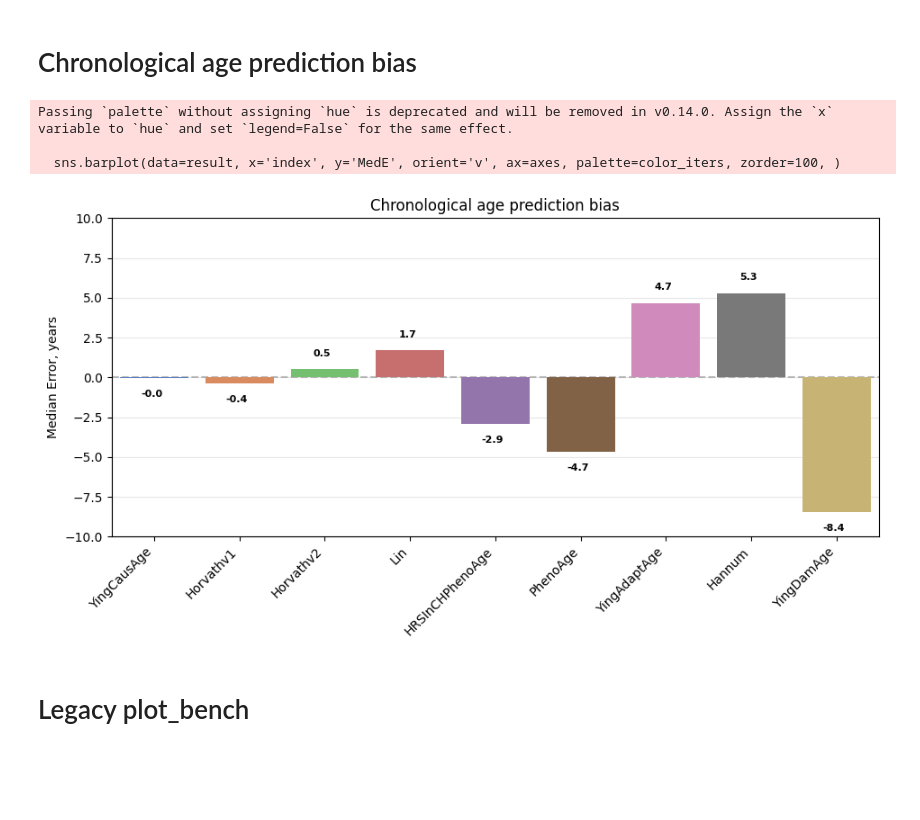
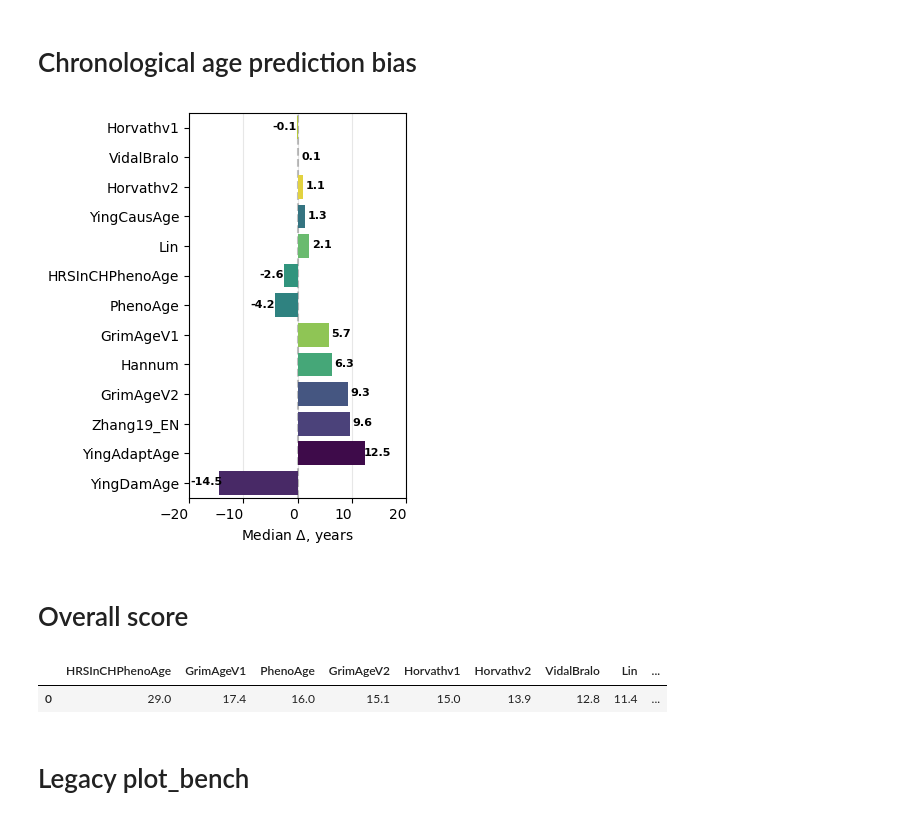
Before and after one commit to ComputationalAgingLab/ComputAge, a Jupyter notebook: benchplots.ipynb, the cells around one changed output. Cells and saved outputs as stored; diff of their text form; code cells hidden in the pictures; blank space fills up the shorter version.

```diff
--- a/benchplots.ipynb
+++ b/benchplots.ipynb
@@ -75,9 +60,9 @@ import matplotlib.colors as color
 from scipy.stats import norm
 import pandas as pd
 
-result = pd.read_csv('tmp_bench_results/prefinal2_bench_CA_pred_MAE.csv', index_col=0)
+result = pd.read_csv('/tank/projects/computage/benchmarking2/prefinal2_sesame_imputation/prefinal2_sesame_imputation_bench_CA_pred_MAE.csv', index_col=0)
 
-ax = plot_medae(result, figsize=(11., 4.6), upper_bound=18)
+ax, cdict = plot_medae(result, figsize=(2.8, 5.), upper_bound=18)
 plt.savefig('figures/main/CA_main.pdf', format='pdf', dpi=180)
 plt.show()
 # %% [output]
@@ -88,13 +73,12 @@ Passing `palette` without assigning `hue` is deprecated and will be removed in v
 # %% [markdown]
 # Chronological age prediction bias
 # %%
-result = pd.read_csv('tmp_bench_results/prefinal2_bench_CA_pred_bias.csv', index_col=0)
+result = pd.read_csv('/tank/projects/computage/benchmarking2/prefinal2_sesame_imputation/prefinal2_sesame_imputation_bench_CA_pred_bias.csv', index_col=0)
 
-ax = plot_bias(result, figsize=(11, 4.6), ylims=[-10, 10])
+ax = plot_bias(result, cdict, figsize=(2.8, 5), xlims=[-20, 20])
 plt.savefig('figures/main/AA_bias_main.pdf', format='pdf', dpi=180)
 plt.show()
 # %% [output]
-Passing `palette` without assigning `hue` is deprecated and will be removed in v0.14.0. Assign the `x` variable to `hue` and set `legend=False` for the same effect.
-
-  sns.barplot(data=result, x='index', y='MedE', orient='v', ax=axes, palette=color_iters, zorder=100, )
-[figure, old version]
+[figure, new version]
+# %% [markdown]
+# Overall score
@@ -101,3 +87,8 @@ Passing `palette` without assigning `hue` is deprecated and will be removed in v
+# %%
+bench.total_score.to_frame().T
+# %% [output]
+|  | HRSInCHPhenoAge | GrimAgeV1 | PhenoAge | GrimAgeV2 | Horvathv1 | Horvathv2 | VidalBralo | Lin | ... |
+| 0 | 29.0 | 17.4 | 16.0 | 15.1 | 15.0 | 13.9 | 12.8 | 11.4 | ... |
 # %% [markdown]
 # Legacy plot_bench
 # %%
```
Also changed, not shown: parts of 8 cells of this notebook, 4 other files.
